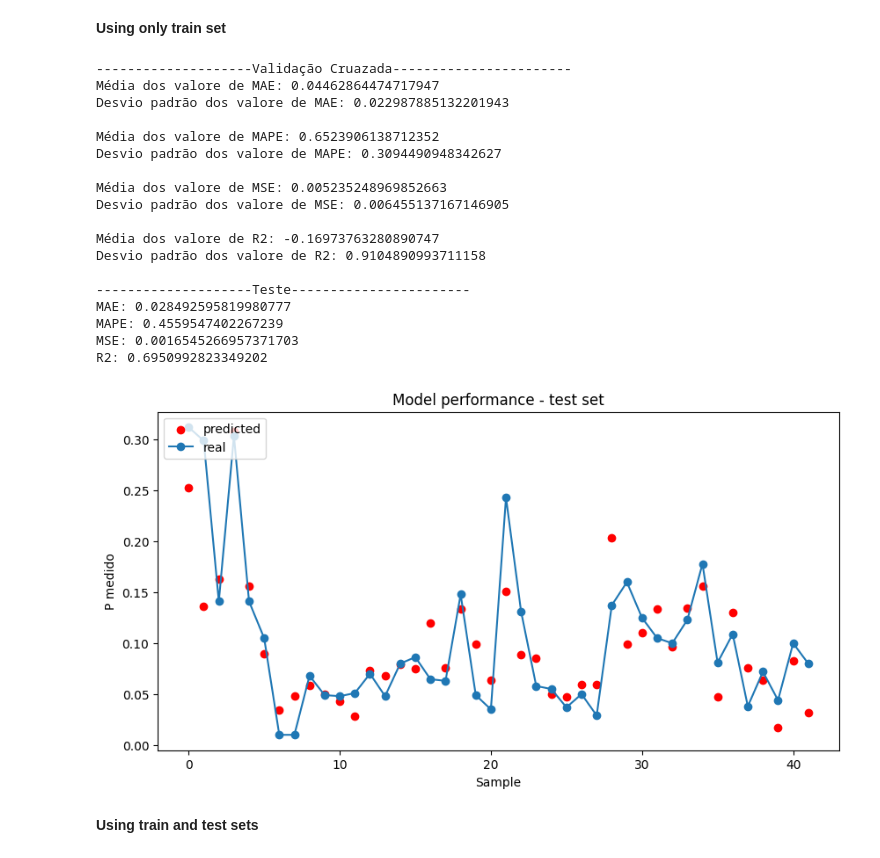
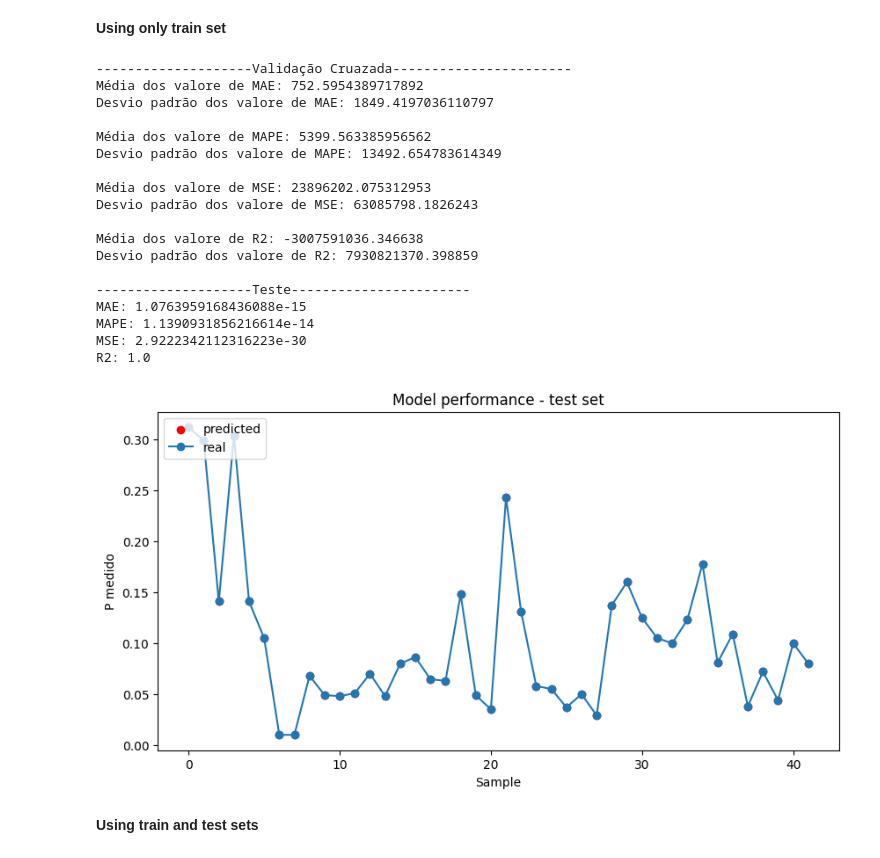
Before and after one commit to gabrie1-s/phosphorus_analysis, a Jupyter notebook: Analise_fosforo.ipynb, the cells around one changed output. Cells and saved outputs as stored; diff of their text form; code cells hidden in the pictures.

```diff
--- a/Analise_fosforo.ipynb
+++ b/Analise_fosforo.ipynb
@@ -648,27 +648,27 @@ def train_test_model(model, x_tr, y_tr, x_te, y_te, lambda_=None, folds=5):
 **Using only train set**
 # %%
 linear_regressor = sklm.LinearRegression()
-train_test_model(linear_regressor, dataset, target, dataset, target, lambda_=0, folds=8)
+train_test_model(linear_regressor, x, y, x, y, lambda_=0, folds=8)
 # %% [output]
 --------------------Validação Cruazada-----------------------
-Média dos valore de MAE: 0.04462864474717947
-Desvio padrão dos valore de MAE: 0.022987885132201943
+Média dos valore de MAE: 752.5954389717892
+Desvio padrão dos valore de MAE: 1849.4197036110797
 
-Média dos valore de MAPE: 0.6523906138712352
-Desvio padrão dos valore de MAPE: 0.3094490948342627
+Média dos valore de MAPE: 5399.563385956562
+Desvio padrão dos valore de MAPE: 13492.654783614349
 
-Média dos valore de MSE: 0.005235248969852663
-Desvio padrão dos valore de MSE: 0.006455137167146905
+Média dos valore de MSE: 23896202.075312953
+Desvio padrão dos valore de MSE: 63085798.1826243
 
-Média dos valore de R2: -0.16973763280890747
-Desvio padrão dos valore de R2: 0.9104890993711158
+Média dos valore de R2: -3007591036.346638
+Desvio padrão dos valore de R2: 7930821370.398859
 
 --------------------Teste-----------------------
-MAE: 0.028492595819980777
-MAPE: 0.4559547402267239
-MSE: 0.0016545266957371703
-R2: 0.6950992823349202
+MAE: 1.0763959168436088e-15
+MAPE: 1.1390931856216614e-14
+MSE: 2.9222342112316223e-30
+R2: 1.0
-[figure, old version]
+[figure, new version]
 # %% [markdown]
 **Using train and test sets**
 # %%
```
Also changed, not shown: parts of 2 cells of this notebook.
